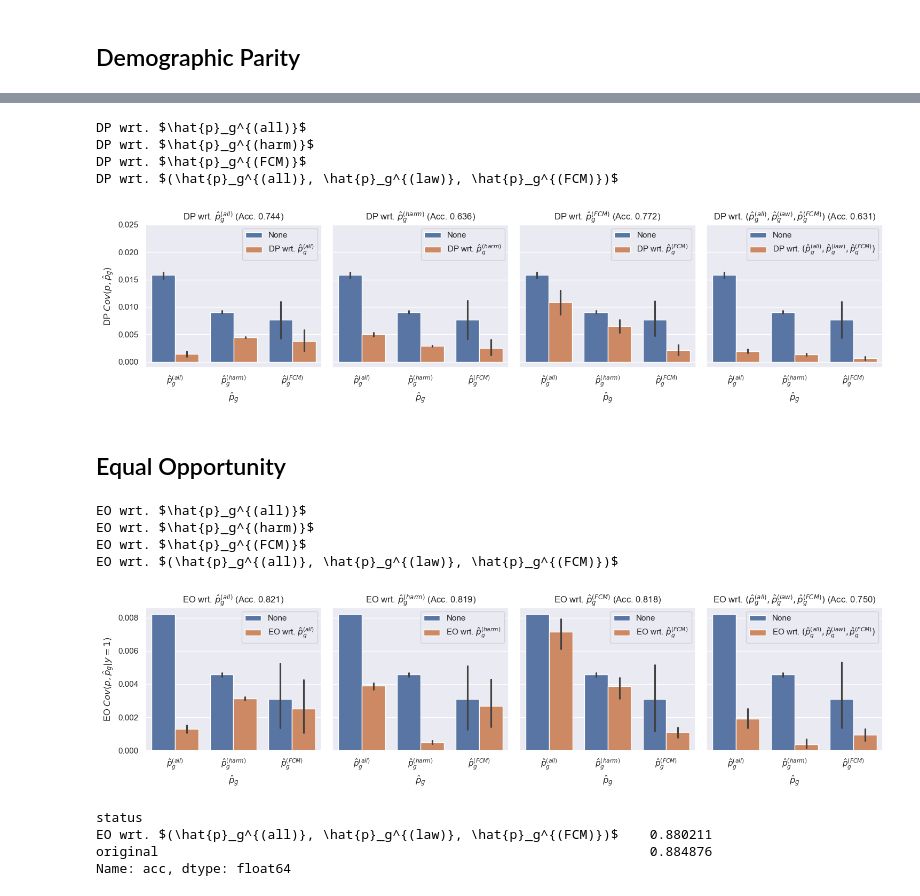
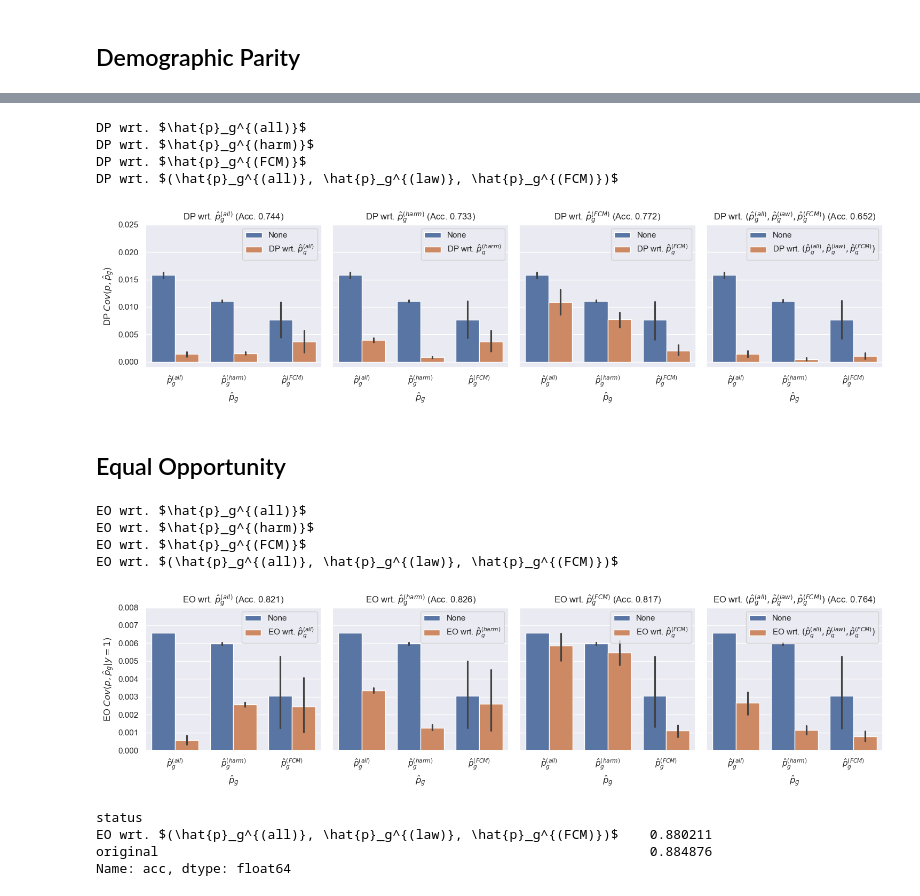
Before and after one commit to heyyjudes/formalizing-fairness-for-stereotypes, a Jupyter notebook: NELS.ipynb, the cells around one changed output, grey strips where cells are left out. Cells and saved outputs as stored; diff of their text form; code cells hidden in the pictures.

```diff
--- a/NELS.ipynb
+++ b/NELS.ipynb
@@ -153,3 +130,26 @@ standarized_test_features = [
 'BY2XSSTD',
 'BY2XHSTD',
 ]
+freelunch_minority = [
+    'G8MINOR_0',
+     'G8MINOR_1',
+     'G8MINOR_2',
+     'G8MINOR_3',
+     'G8MINOR_4',
+     'G8MINOR_5',
+     'G8MINOR_6',
+     'G8MINOR_7',
+     'G8MINOR_998',
+     'G8MINOR_999',
+    'G8LUNCH_0',
+     'G8LUNCH_1',
+     'G8LUNCH_2',
+     'G8LUNCH_3',
+     'G8LUNCH_4',
+     'G8LUNCH_5',
+     'G8LUNCH_6',
+     'G8LUNCH_7',
+     'G8LUNCH_998',
+     'G8LUNCH_999'
+
+]
@@ -189,7 +175,8 @@ all_pg_clf.fit(dataset.x_train, dataset.g_train)
 all_pg = all_pg_clf.predict_proba(dataset.x_test)[:, 1]
 
 # 2) harmful features
-feature_indices = np.array([list(dataset.x_labels).index(key) for key in standarized_test_features if key in dataset.x_labels])
+feature_indices = np.array([list(dataset.x_labels).index(key) for key in freelunch_minority if key in dataset.x_labels])
+#feature_indices = np.array([list(dataset.x_labels).index(key) for key in standarized_test_features if key in dataset.x_labels])
 dataset.x_harmful_train = dataset.x_train[:, feature_indices]
 dataset.x_harmful_test = dataset.x_test[:, feature_indices]
 
@@ -197,6 +184,7 @@ test_pg_clf_base = LogisticRegression()
 test_pg_clf_base = test_pg_clf_base.fit(dataset.x_harmful_train, dataset.g_train)
 test_pg_clf = md.HarmfulFeaturesClassifier(base_clf=test_pg_clf_base, feature_ind=feature_indices)
 test_pg = test_pg_clf.predict_proba(dataset.x_test)[:, 1]
+print(test_pg.mean())
 
 # 3) clustering
 cntr = find_means(dataset.x_pca_train, dataset.g_train)
@@ -434,3 +423,5 @@ plot_df.to_csv('results/nels_dp.csv')
+# %%
+plot_df['abs_value'] = plot_df['value'].map(np.abs)
 # %%
 fig, axes = plt.subplots(1, 4, figsize=(15, 4), sharey=True)
 
@@ -452,7 +443,7 @@ DP wrt. $\hat{p}_g^{(all)}$
 DP wrt. $\hat{p}_g^{(harm)}$
 DP wrt. $\hat{p}_g^{(FCM)}$
 DP wrt. $(\hat{p}_g^{(all)}, \hat{p}_g^{(law)}, \hat{p}_g^{(FCM)})$
-[figure, old version]
+[figure, new version]
 # %% [markdown]
 ## Equal Opportunity
 # %%
@@ -532,32 +523,32 @@ plot_df.to_csv('results/nels_eo.csv')
 # %%
 plot_df = pd.DataFrame(EO_plot)
 plot_map = {'all_pg': r'$\hat{p}_g^{(all)}$',
             'harm_pg': r'$\hat{p}_g^{(harm)}$',
             'cluster_pg': r'$\hat{p}_g^{(FCM)}$'}
 plot_df['eval_pg'] = plot_df['eval_pg'].map(plot_map)
 acc_dict=plot_df.groupby("intervention_pg")['acc'].mean().to_dict()
 
 fig, axes = plt.subplots(1, 4, figsize=(15, 4), sharey=True)
 
 for i, key in enumerate(plot_df['intervention_pg'].value_counts().index[1:]):
     print(key)
     ax = axes.flatten()[i]
     subplot_df = plot_df[plot_df['intervention_pg'].isin([key, 'None'])]
     sns.barplot(data=subplot_df, x='eval_pg', y='value', hue='intervention_pg', ax=ax)
     ax.legend(title=None, loc='upper right')
-    #ax.set_ylim(-0.001, 0.025)
+    ax.set_ylim(-0.00, 0.008)
     ax.set_xlabel(r'$\hat{p}_g$')
     ax.set_ylabel(r'EO $Cov(p, \hat{p}_g |y=1)$')
     ax.set_title(f'{key} (Acc. {acc_dict[key]:.3f})')
 
 plt.tight_layout()
 plt.savefig('img/nels/eo_all_nels.pdf')
 # %% [output]
 EO wrt. $\hat{p}_g^{(all)}$
 EO wrt. $\hat{p}_g^{(harm)}$
 EO wrt. $\hat{p}_g^{(FCM)}$
 EO wrt. $(\hat{p}_g^{(all)}, \hat{p}_g^{(law)}, \hat{p}_g^{(FCM)})$
-[figure, old version]
+[figure, new version]
 # %%
 plot_df = pd.DataFrame(DP_plot)
 print(plot_df.groupby("status")['acc'].mean())
```
Also changed, not shown: parts of 10 cells of this notebook, 2 other files.
